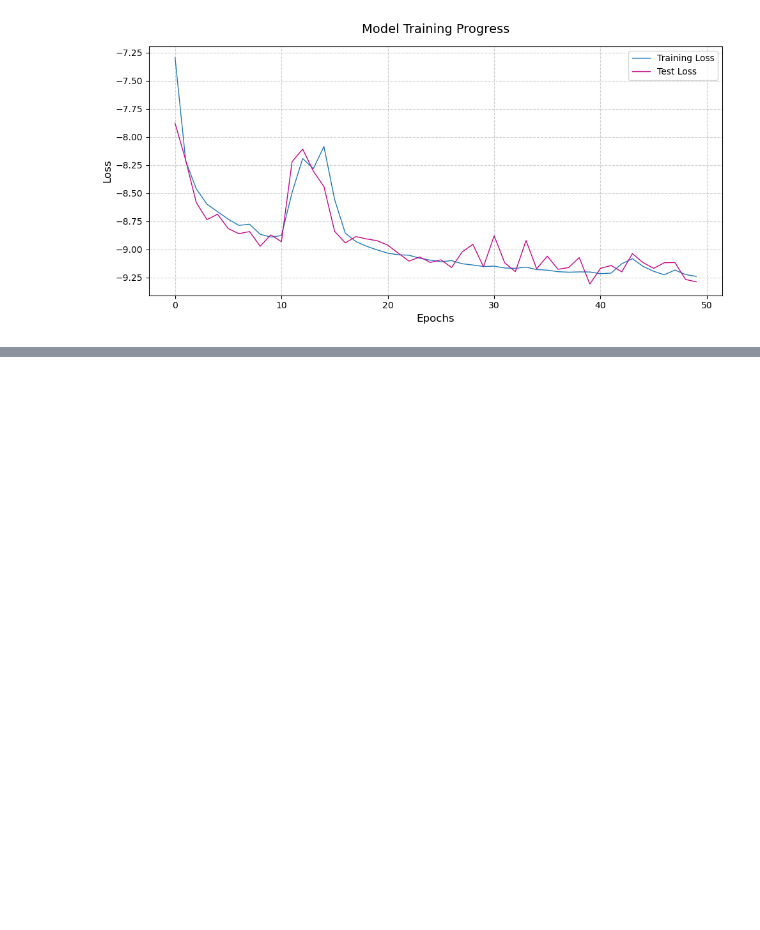
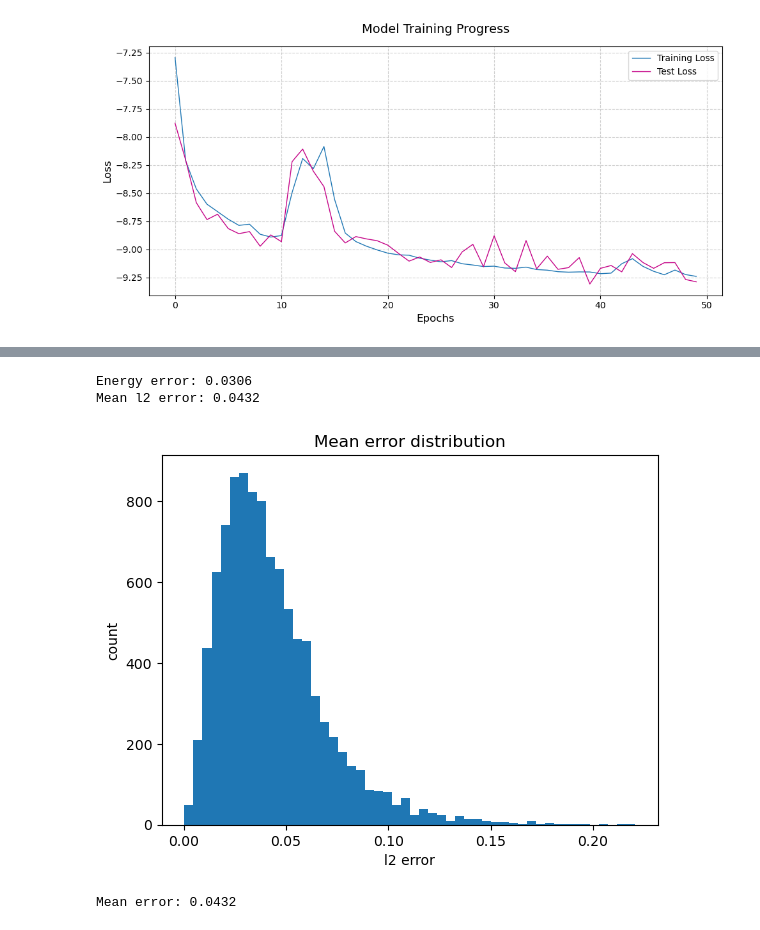
Before and after one commit to laurasaizz/SBI_walking, a Jupyter notebook: nsf_slidewindow.ipynb, the cells around one changed output, grey strips where cells are left out. Cells and saved outputs as stored; diff of their text form; code cells hidden in the pictures; blank space fills up the shorter version.

```diff
--- a/nsf_slidewindow.ipynb
+++ b/nsf_slidewindow.ipynb
@@ -824,0 +672,13 @@ plt.show()
+# %%
+from internal_validation import evaluate_energy, evaluate_mean_error
+from torch.utils.data import Subset
+test_dataset_10k = Subset(test_dataset, range(10000))
+energy_error = evaluate_energy(finalmodel, test_dataset_10k, n_samples=500)
+print(f"Energy error: {energy_error:.4f}")
+mean_error, error_perwindow = evaluate_mean_error(finalmodel, test_dataset_10k, n_samples=500)
+print(f"Mean error: {mean_error:.4f}")
+# %% [output]
+Energy error: 0.0306
+Mean l2 error: 0.0432
+[figure, added]
+Mean error: 0.0432
```
Also changed, not shown: parts of 29 cells of this notebook, 2 other files.
